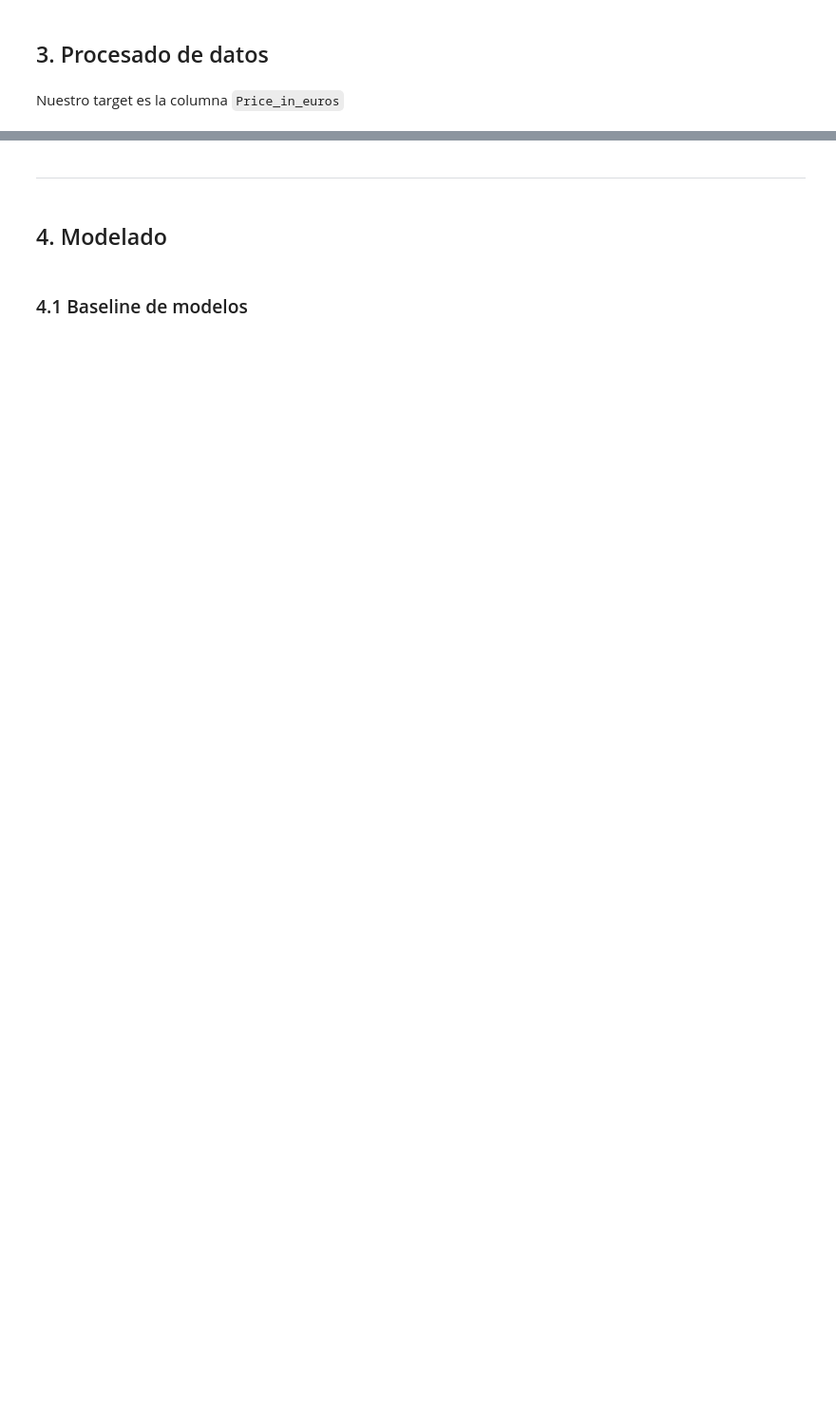
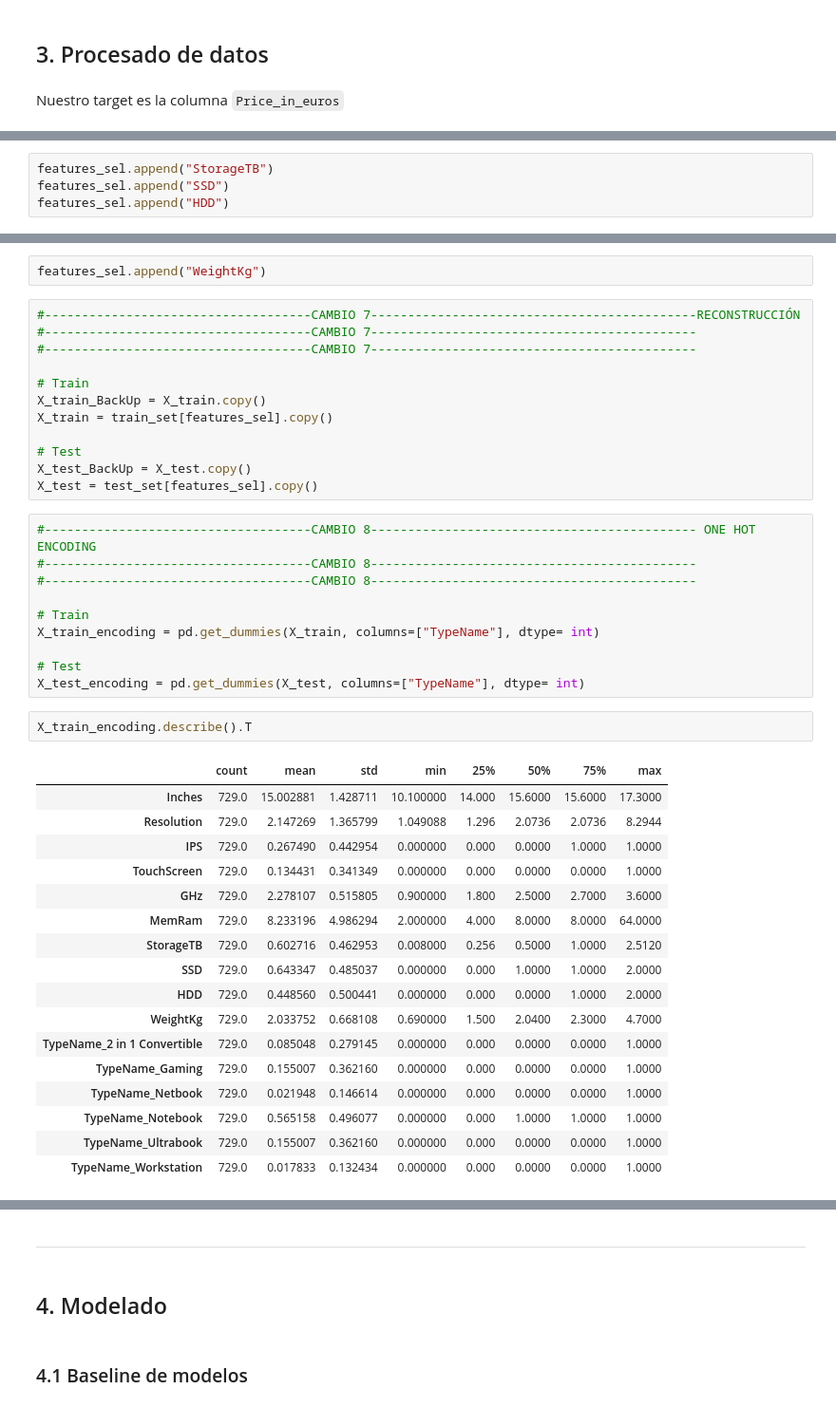
Before and after one commit to AntGV/ONLINE_DS_THEBRIDGE_WorkSpace, a Jupyter notebook: Sprint_12/Unidad_03_TeamChallenge_04/Competition/Kaggle_submission.ipynb, the cells around one changed output, grey strips where cells are left out. Shown: that part at 95% size. Cells and saved outputs as stored; diff of their text form; blank space fills up the shorter version.

```diff
--- a/Sprint_12/Unidad_03_TeamChallenge_04/Competition/Kaggle_submission.ipynb
+++ b/Sprint_12/Unidad_03_TeamChallenge_04/Competition/Kaggle_submission.ipynb
@@ -80,0 +490,4 @@ Nuestro target es la columna `Price_in_euros`
+# %%
+features_sel.append("StorageTB")
+features_sel.append("SSD")
+features_sel.append("HDD")
@@ -80,0 +568,44 @@ Nuestro target es la columna `Price_in_euros`
+# %%
+features_sel.append("WeightKg")
+# %%
+#------------------------------------CAMBIO 7--------------------------------------------RECONSTRUCCIÓN
+#------------------------------------CAMBIO 7--------------------------------------------
+#------------------------------------CAMBIO 7--------------------------------------------
+
+# Train
+X_train_BackUp = X_train.copy()
+X_train = train_set[features_sel].copy()
+
+# Test
+X_test_BackUp = X_test.copy()
+X_test = test_set[features_sel].copy()
+# %%
+#------------------------------------CAMBIO 8-------------------------------------------- ONE HOT ENCODING
+#------------------------------------CAMBIO 8--------------------------------------------
+#------------------------------------CAMBIO 8--------------------------------------------
+
+# Train
+X_train_encoding = pd.get_dummies(X_train, columns=["TypeName"], dtype= int)
+
+# Test
+X_test_encoding = pd.get_dummies(X_test, columns=["TypeName"], dtype= int)
+# %%
+X_train_encoding.describe().T
+# %% [output]
+|  | count | mean | std | min | 25% | 50% | 75% | max |
+| Inches | 729.0 | 15.002881 | 1.428711 | 10.100000 | 14.000 | 15.6000 | 15.6000 | 17.3000 |
+| Resolution | 729.0 | 2.147269 | 1.365799 | 1.049088 | 1.296 | 2.0736 | 2.0736 | 8.2944 |
+| IPS | 729.0 | 0.267490 | 0.442954 | 0.000000 | 0.000 | 0.0000 | 1.0000 | 1.0000 |
+| TouchScreen | 729.0 | 0.134431 | 0.341349 | 0.000000 | 0.000 | 0.0000 | 0.0000 | 1.0000 |
+| GHz | 729.0 | 2.278107 | 0.515805 | 0.900000 | 1.800 | 2.5000 | 2.7000 | 3.6000 |
+| MemRam | 729.0 | 8.233196 | 4.986294 | 2.000000 | 4.000 | 8.0000 | 8.0000 | 64.0000 |
+| StorageTB | 729.0 | 0.602716 | 0.462953 | 0.008000 | 0.256 | 0.5000 | 1.0000 | 2.5120 |
+| SSD | 729.0 | 0.643347 | 0.485037 | 0.000000 | 0.000 | 1.0000 | 1.0000 | 2.0000 |
+| HDD | 729.0 | 0.448560 | 0.500441 | 0.000000 | 0.000 | 0.0000 | 1.0000 | 2.0000 |
+| WeightKg | 729.0 | 2.033752 | 0.668108 | 0.690000 | 1.500 | 2.0400 | 2.3000 | 4.7000 |
+| TypeName_2 in 1 Convertible | 729.0 | 0.085048 | 0.279145 | 0.000000 | 0.000 | 0.0000 | 0.0000 | 1.0000 |
+| TypeName_Gaming | 729.0 | 0.155007 | 0.362160 | 0.000000 | 0.000 | 0.0000 | 0.0000 | 1.0000 |
+| TypeName_Netbook | 729.0 | 0.021948 | 0.146614 | 0.000000 | 0.000 | 0.0000 | 0.0000 | 1.0000 |
+| TypeName_Notebook | 729.0 | 0.565158 | 0.496077 | 0.000000 | 0.000 | 1.0000 | 1.0000 | 1.0000 |
+| TypeName_Ultrabook | 729.0 | 0.155007 | 0.362160 | 0.000000 | 0.000 | 0.0000 | 0.0000 | 1.0000 |
+| TypeName_Workstation | 729.0 | 0.017833 | 0.132434 | 0.000000 | 0.000 | 0.0000 | 0.0000 | 1.0000 |
```
Also changed, not shown: parts of 39 cells of this notebook, 4 other files.
